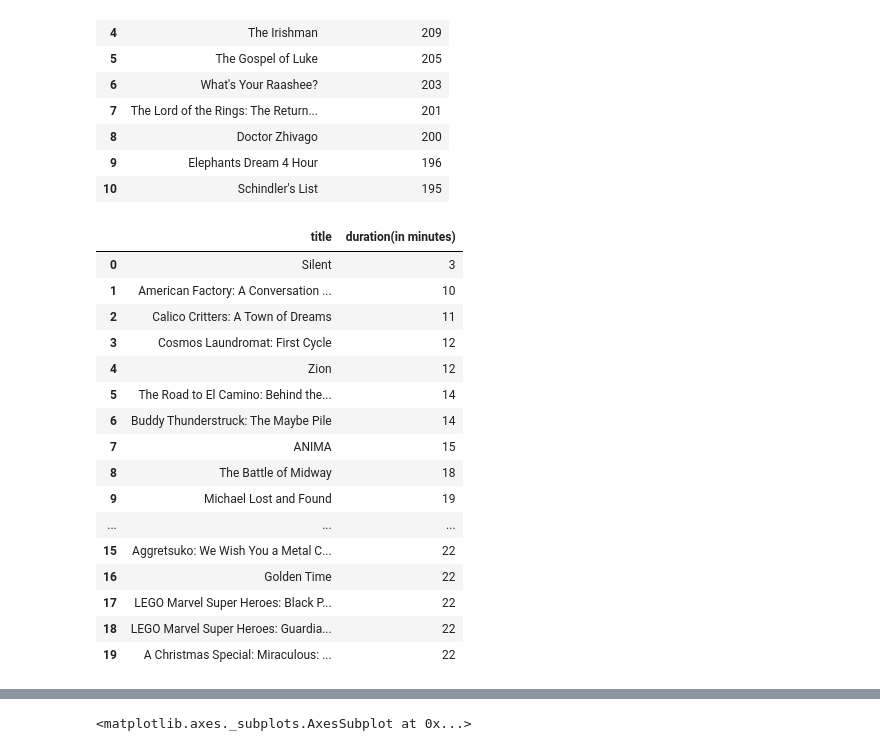
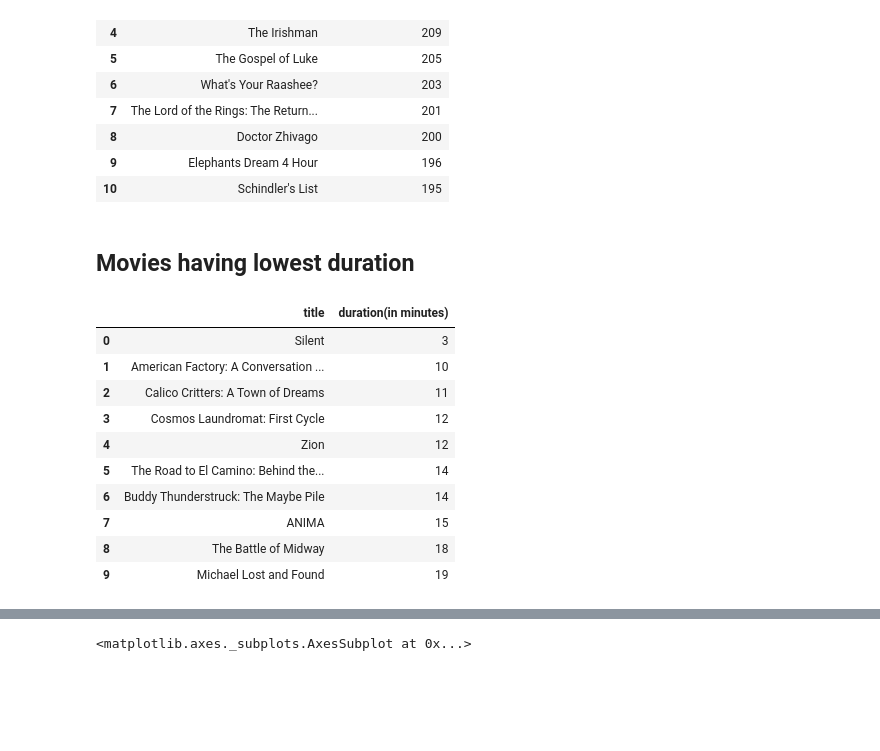
Before and after one commit to On-Our-Way/Exploratory_Data_Analysis, a Jupyter notebook: Netflix_Titles.ipynb, the cells around one changed output, grey strips where cells are left out. Saved outputs shown, nothing was run; the diff lists cells and outputs as text; code cells hidden in the pictures; blank space fills up the shorter version.

```diff
--- a/Netflix_Titles.ipynb
+++ b/Netflix_Titles.ipynb
@@ -307,23 +226,19 @@ Movies[['title','duration']].sort_values(by='duration', ascending=False)[:11].re
 | 8 | Doctor Zhivago | 200 |
 | 9 | Elephants Dream 4 Hour | 196 |
 | 10 | Schindler's List | 195 |
+# %% [markdown]
+## Movies having lowest duration
 # %%
-Movies[['title','duration']].sort_values(by='duration', ascending=True)[:20].reset_index(drop=True).rename(columns={"duration":"duration(in minutes)"})
+Movies[['title','duration']].sort_values(by='duration', ascending=True)[:10].reset_index(drop=True).rename(columns={"duration":"duration(in minutes)"})
 # %% [output]
 |  | title | duration(in minutes) |
 | 0 | Silent | 3 |
 | 1 | American Factory: A Conversation ... | 10 |
 | 2 | Calico Critters: A Town of Dreams | 11 |
 | 3 | Cosmos Laundromat: First Cycle | 12 |
 | 4 | Zion | 12 |
 | 5 | The Road to El Camino: Behind the... | 14 |
 | 6 | Buddy Thunderstruck: The Maybe Pile | 14 |
 | 7 | ANIMA | 15 |
 | 8 | The Battle of Midway | 18 |
 | 9 | Michael Lost and Found | 19 |
-| ... | ... | ... |
-| 15 | Aggretsuko: We Wish You a Metal C... | 22 |
-| 16 | Golden Time | 22 |
-| 17 | LEGO Marvel Super Heroes: Black P... | 22 |
-| 18 | LEGO Marvel Super Heroes: Guardia... | 22 |
-| 19 | A Christmas Special: Miraculous: ... | 22 |
```
Also changed, not shown: parts of 31 cells of this notebook, 13 other files.
